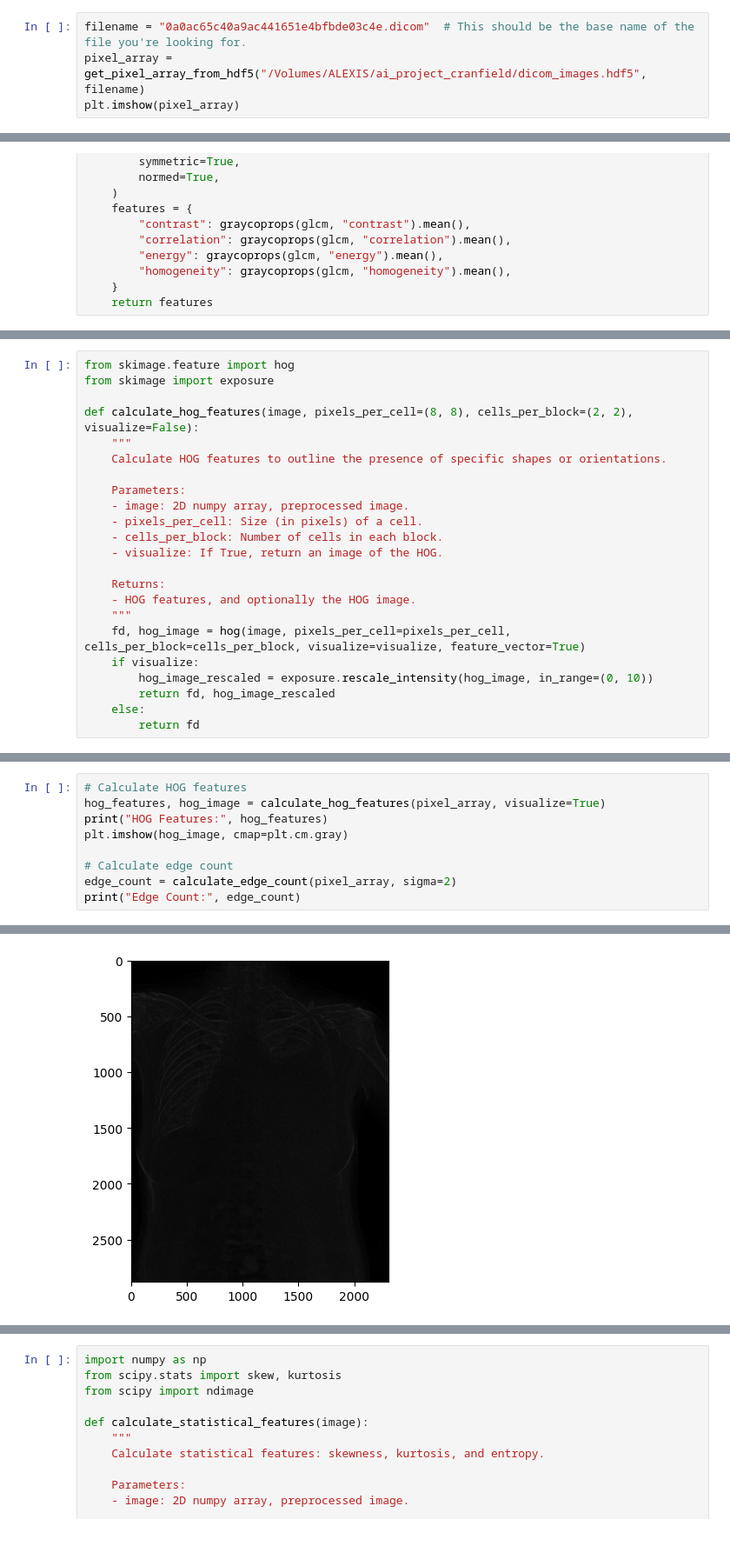
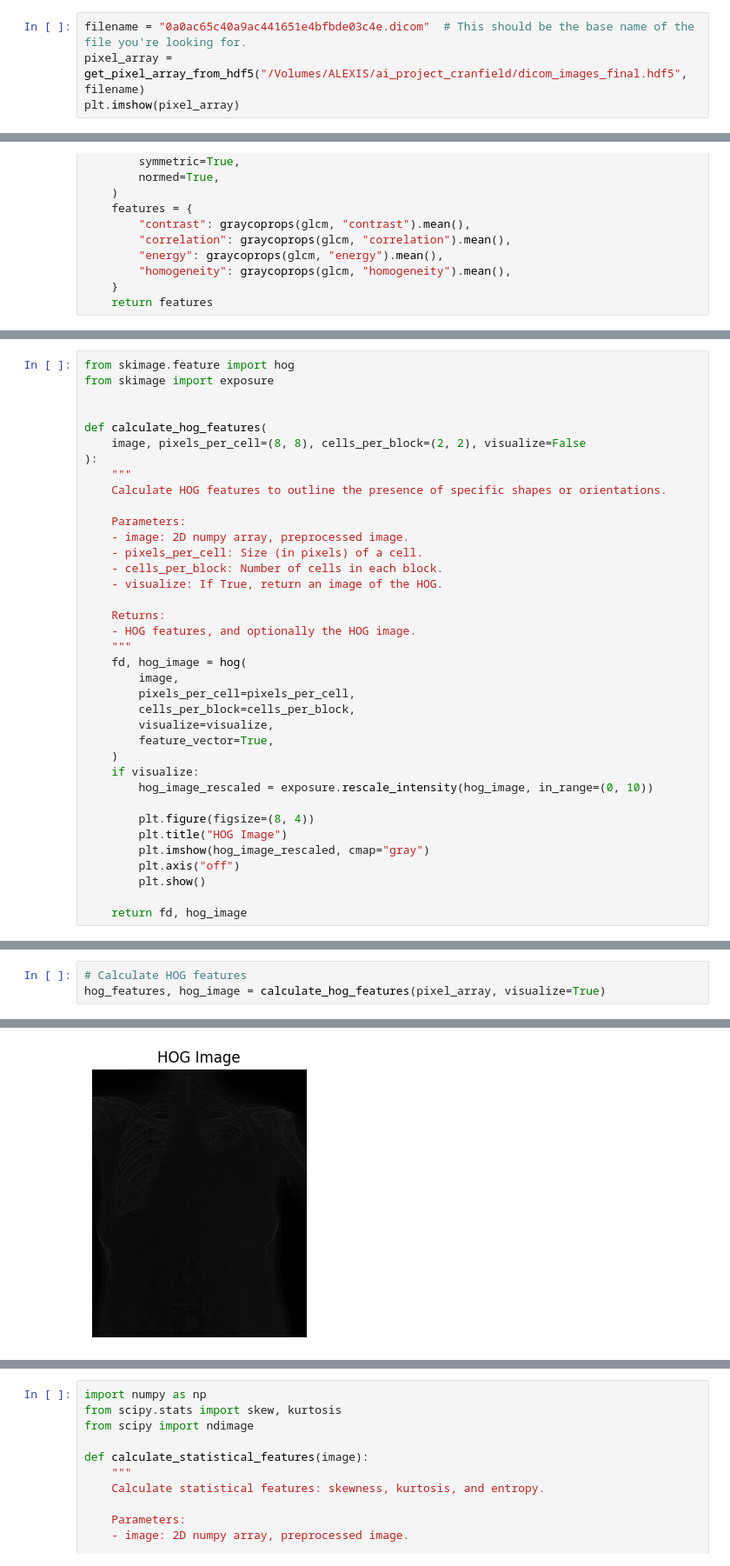
Before and after one commit to AlexisBalayre/chest-x-ray-abnormalities-detection, a Jupyter notebook: features_extraction.ipynb, the cells around one changed output, grey strips where cells are left out. Shown at 87% size. Drawn from its saved outputs; the diff is of its cells as text; blank space fills up the shorter version.

Commit message:
Features Extraction in progress
Signed-off-by: Alexis Balayre <60859013+AlexisBal@users.noreply.github.com>

```diff
--- a/features_extraction.ipynb
+++ b/features_extraction.ipynb
@@ -312,6 +339,6 @@ def get_pixel_array_from_hdf5(hdf5_path, filename):
 # %%
 filename = "0a0ac65c40a9ac441651e4bfbde03c4e.dicom"  # This should be the base name of the file you're looking for.
-pixel_array = get_pixel_array_from_hdf5("/Volumes/ALEXIS/ai_project_cranfield/dicom_images.hdf5", filename)
+pixel_array = get_pixel_array_from_hdf5("/Volumes/ALEXIS/ai_project_cranfield/dicom_images_final.hdf5", filename)
 plt.imshow(pixel_array)
 # %% [output]
 <matplotlib.image.AxesImage at 0x...>
@@ -517,7 +634,10 @@ plt.show()
 from skimage.feature import hog
 from skimage import exposure
 
-def calculate_hog_features(image, pixels_per_cell=(8, 8), cells_per_block=(2, 2), visualize=False):
+
+def calculate_hog_features(
+    image, pixels_per_cell=(8, 8), cells_per_block=(2, 2), visualize=False
+):
     """
     Calculate HOG features to outline the presence of specific shapes or orientations.
 
@@ -530,9 +650,20 @@ def calculate_hog_features(image, pixels_per_cell=(8, 8), cells_per_block=(2, 2)
     Returns:
     - HOG features, and optionally the HOG image.
     """
-    fd, hog_image = hog(image, pixels_per_cell=pixels_per_cell, cells_per_block=cells_per_block, visualize=visualize, feature_vector=True)
+    fd, hog_image = hog(
+        image,
+        pixels_per_cell=pixels_per_cell,
+        cells_per_block=cells_per_block,
+        visualize=visualize,
+        feature_vector=True,
+    )
     if visualize:
         hog_image_rescaled = exposure.rescale_intensity(hog_image, in_range=(0, 10))
-        return fd, hog_image_rescaled
-    else:
-        return fd
+
+        plt.figure(figsize=(8, 4))
+        plt.title("HOG Image")
+        plt.imshow(hog_image_rescaled, cmap="gray")
+        plt.axis("off")
+        plt.show()
+
+    return fd, hog_image
@@ -557,10 +672,4 @@ def calculate_edge_count(image, sigma=1):
 # %%
 # Calculate HOG features
 hog_features, hog_image = calculate_hog_features(pixel_array, visualize=True)
-print("HOG Features:", hog_features)
-plt.imshow(hog_image, cmap=plt.cm.gray)
-
-# Calculate edge count
-edge_count = calculate_edge_count(pixel_array, sigma=2)
-print("Edge Count:", edge_count)
 # %% [output]
@@ -569 +676 @@ Edge Count: 10123
-[figure, old version]
+[figure, new version]
```
Also changed, not shown: parts of 37 cells of this notebook, 3 other files.
